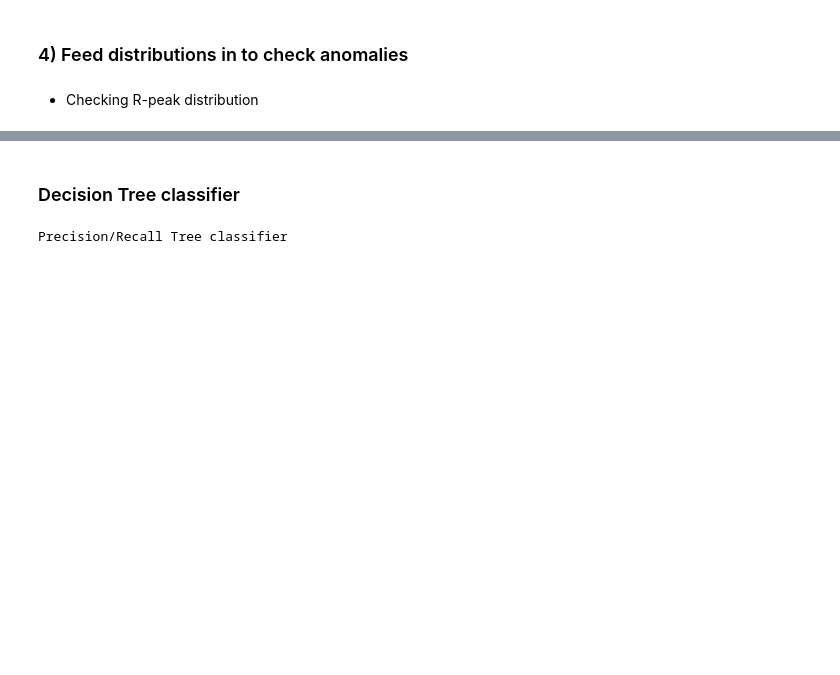
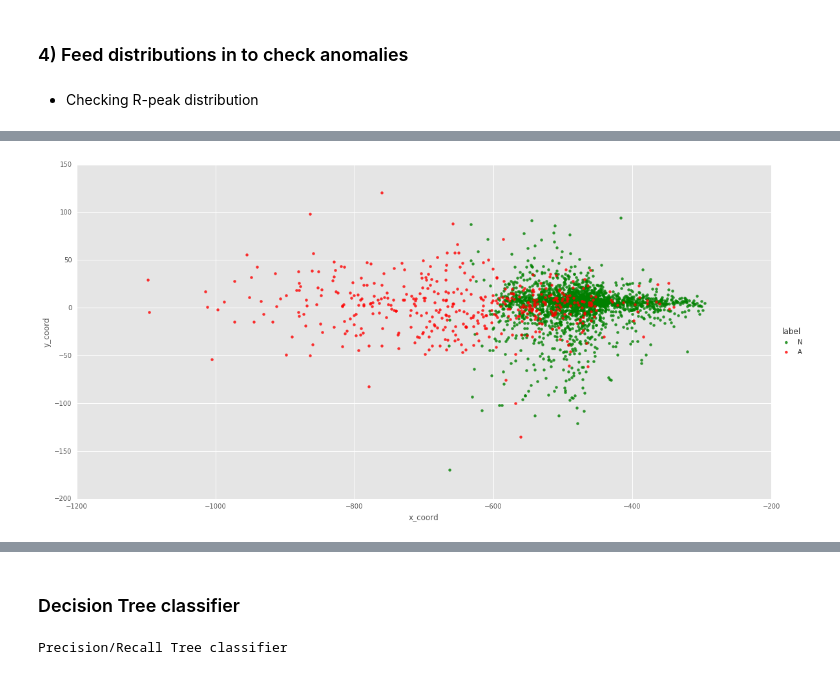
Before and after one commit to joshishwetha/demos, a Jupyter notebook: Physionet.ipynb, the cells around one changed output, grey strips where cells are left out. Cells and saved outputs as stored; diff of their text form; code cells hidden in the pictures; blank space fills up the shorter version.

```diff
--- a/Physionet.ipynb
+++ b/Physionet.ipynb
@@ -250 +380,3 @@ labels_count
+# %%
+ref_data = df.toPandas()
 # %% [markdown]
@@ -454,0 +578,43 @@ train_df, test_df = dataset.randomSplit([0.7,0.3])
+# %%
+###### PCA Visualize data ######
+from pyspark.ml.feature import PCA
+from pyspark.ml.linalg import Vectors
+from pyspark.sql.functions import UserDefinedFunction
+from pyspark.ml.feature import VectorAssembler
+
+pca = PCA(k=2, inputCol="features", outputCol="pcaFeatures")
+model = pca.fit(dataset)
+
+pca_result = model.transform(dataset)
+result = pca_result.select("pcaFeatures")
+# %%
+import regex
+from pyspark.sql.types import StringType, FloatType
+import seaborn as sns
+from matplotlib import pyplot
+
+def g(point,co_ord):
+    if co_ord=='x':
+        value = regex.split('\s+',point)[0][1:]
+    else:
+        value =  regex.split('\s+',point)[1][:-1]
+    return value
+
+get_x_coord = UserDefinedFunction(lambda point:g(point,'x'), StringType())
+get_y_coord = UserDefinedFunction(lambda point:g(point,'y'), StringType())
+convert_to_string = UserDefinedFunction(lambda point:str(point.toArray()),StringType())
+
+pca_result = pca_result.withColumn('pcaFeatures_string',convert_to_string(pca_result['pcaFeatures']))
+pca_result = pca_result.withColumn('x_coord',get_x_coord(pca_result['pcaFeatures_string']))\
+                       .withColumn('y_coord',get_y_coord(pca_result['pcaFeatures_string']))
+
+pca_result = pca_result.withColumn('x_coord',pca_result.x_coord.cast(FloatType()))\
+                       .withColumn('y_coord',pca_result.y_coord.cast(FloatType()))
+
+viz_df = pca_result.select('x_coord','y_coord','label').toPandas()
+
+
+a = sns.lmplot(x='x_coord',y='y_coord',hue='label',data=viz_df,
+           fit_reg=False,palette={'A':'red','N':'green'},size=8,aspect=2)
+# %% [output]
+[figure, added]
```
Also changed, not shown: parts of 79 cells of this notebook.
